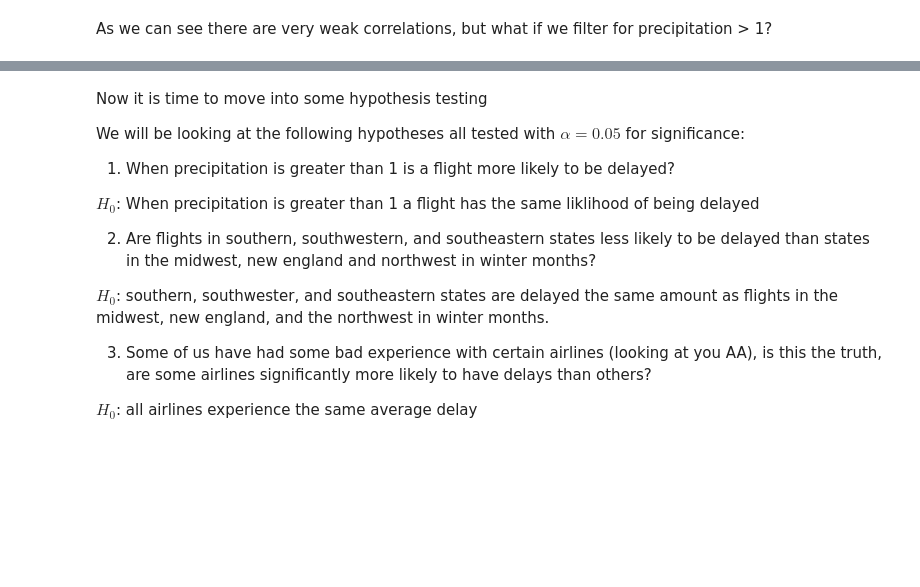
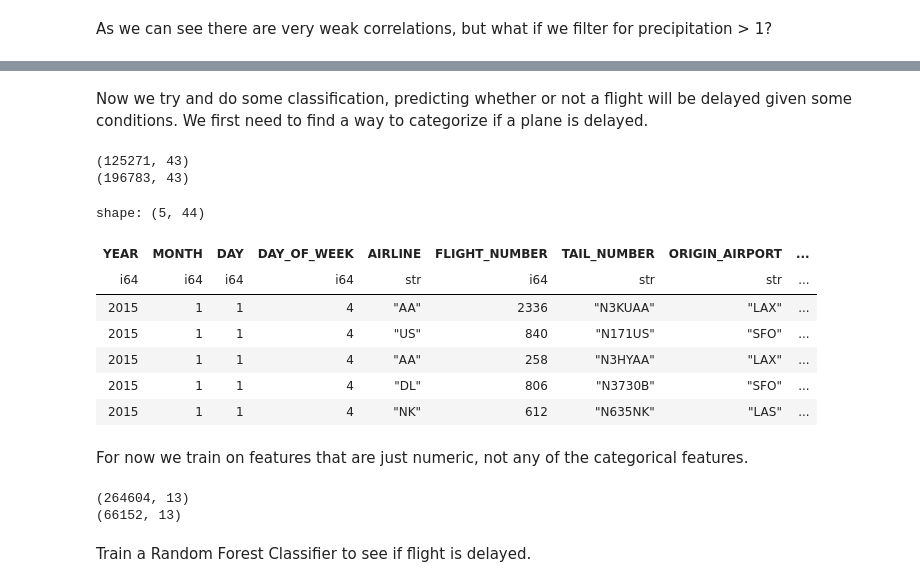
Before and after one commit to Neyhar/CIS-545-Final-Project, a Jupyter notebook: FinalProject.ipynb, the cells around one changed output, grey strips where cells are left out. Drawn from its saved outputs; the diff is of its cells as text; code cells hidden in the pictures; blank space fills up the shorter version.

Commit message:
Added Python Notebok for Modeling

```diff
--- a/FinalProject.ipynb
+++ b/FinalProject.ipynb
@@ -331,16 +257,0 @@ plt.show()
-# %% [markdown]
-Now it is time to move into some hypothesis testing
-
-We will be looking at the following hypotheses all tested with $\alpha = 0.05$ for significance:
-
-1) When precipitation is greater than 1 is a flight more likely to be delayed?
-
-$H_0$: When precipitation is greater than 1 a flight has the same liklihood of being delayed
-
-2) Are flights in southern, southwestern, and southeastern states less likely to be delayed than states in the midwest, new england and northwest in winter months?
-
-$H_0$: southern, southwester, and southeastern states are delayed the same amount as flights in the midwest, new england, and the northwest in winter months.
-
-3) Some of us have had some bad experience with certain airlines (looking at you AA), is this the truth, are some airlines significantly more likely to have delays than others?
-
-$H_0$: all airlines experience the same average delay
@@ -350,0 +258,47 @@ HYPOTHESIS 1
+# %% [markdown]
+Now we try and do some classification, predicting whether or not a flight will be delayed given some conditions. We first need to find a way to categorize if a plane is delayed.
+# %%
+target = "DEPARTURE_DELAY"
+print(result_important_df.filter(result_important_df[target] > 0).shape)
+print(result_important_df.filter(result_important_df[target] <= 0).shape)
+# %% [output]
+(125271, 43)
+(196783, 43)
+# %%
+binary_results_df = result_important_df.with_columns(
+    pl.when(result_important_df[target] > 0)
+    .then(1)
+    .otherwise(0)
+    .alias("IS_DELAYED")  # Replace the column with the modified values
+)
+# %%
+binary_results_df.head()
+# %% [output]
+shape: (5, 44)
+| YEAR | MONTH | DAY | DAY_OF_WEEK | AIRLINE | FLIGHT_NUMBER | TAIL_NUMBER | ORIGIN_AIRPORT | ... |
+| i64 | i64 | i64 | i64 | str | i64 | str | str | ... |
+| 2015 | 1 | 1 | 4 | "AA" | 2336 | "N3KUAA" | "LAX" | ... |
+| 2015 | 1 | 1 | 4 | "US" | 840 | "N171US" | "SFO" | ... |
+| 2015 | 1 | 1 | 4 | "AA" | 258 | "N3HYAA" | "LAX" | ... |
+| 2015 | 1 | 1 | 4 | "DL" | 806 | "N3730B" | "SFO" | ... |
+| 2015 | 1 | 1 | 4 | "NK" | 612 | "N635NK" | "LAS" | ... |
+# %% [markdown]
+For now we train on features that are just numeric, not any of the categorical features.
+# %%
+from sklearn.model_selection import train_test_split
+
+binary_results_df = binary_results_df.to_pandas()
+
+numeric_features = ["SCHEDULED_DEPARTURE", "SCHEDULED_TIME","YEAR","MONTH","DAY","DAY_OF_WEEK","DISTANCE","tmin","tmax","tavg","ppt","dday_a5C","dday_b15C"]
+
+X = binary_results_df[numeric_features]
+y = binary_results_df['IS_DELAYED']
+
+X_train, X_test, y_train, y_test = train_test_split(X,y, test_size=0.2, random_state=42)
+print(X_train.shape)
+print(X_test.shape)
+# %% [output]
+(264604, 13)
+(66152, 13)
+# %% [markdown]
+Train a Random Forest Classifier to see if flight is delayed.
```
Also changed, not shown: parts of 20 cells of this notebook.
